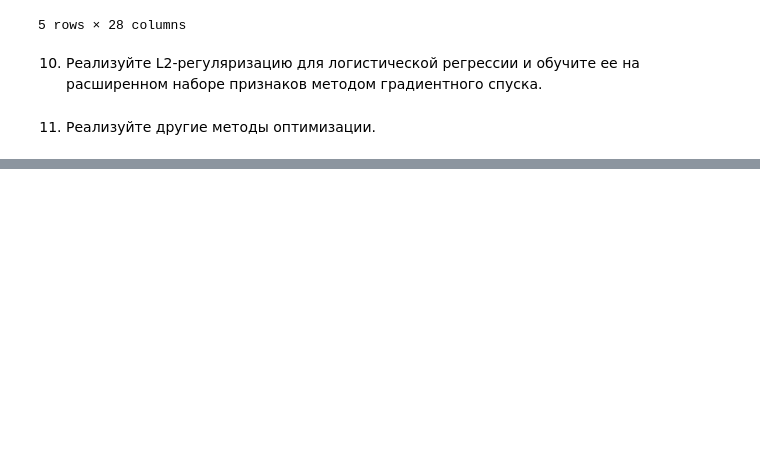
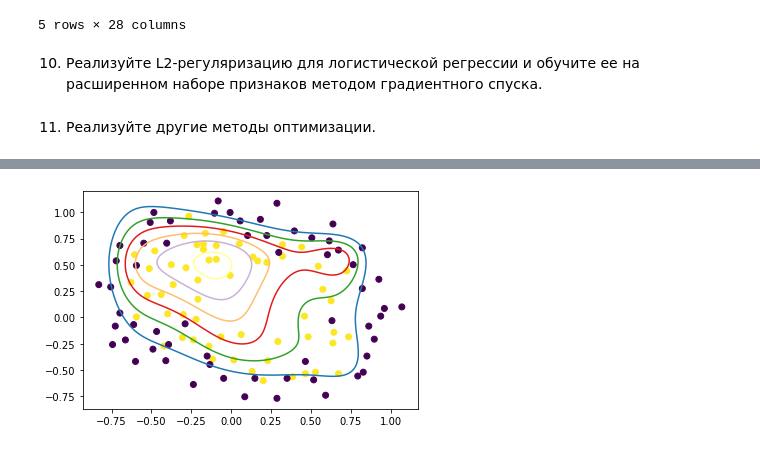
Before and after one commit to ByMyTry/MO_3sem, a Jupyter notebook: laba2/laba2.ipynb, the cells around one changed output, grey strips where cells are left out. Drawn from its saved outputs; the diff is of its cells as text; code cells hidden in the pictures; blank space fills up the shorter version.

```diff
--- a/laba2/laba2.ipynb
+++ b/laba2/laba2.ipynb
@@ -492,0 +519,8 @@ print((datetime.now() - time1).total_seconds(), 'seconds'.upper())
+# %%
+plot_boundary(lrl2_bfgs, df2_features.values, labels_series.values, grid_step=.01)
+plt.scatter(df2['результат первого теста'].values,
+            df2['результат второго теста'].values,
+            c=df2['результат прохождения контроля'].values)
+plt.show()
+# %% [output]
+[figure, added]
```
Also changed, not shown: parts of 23 cells of this notebook.
